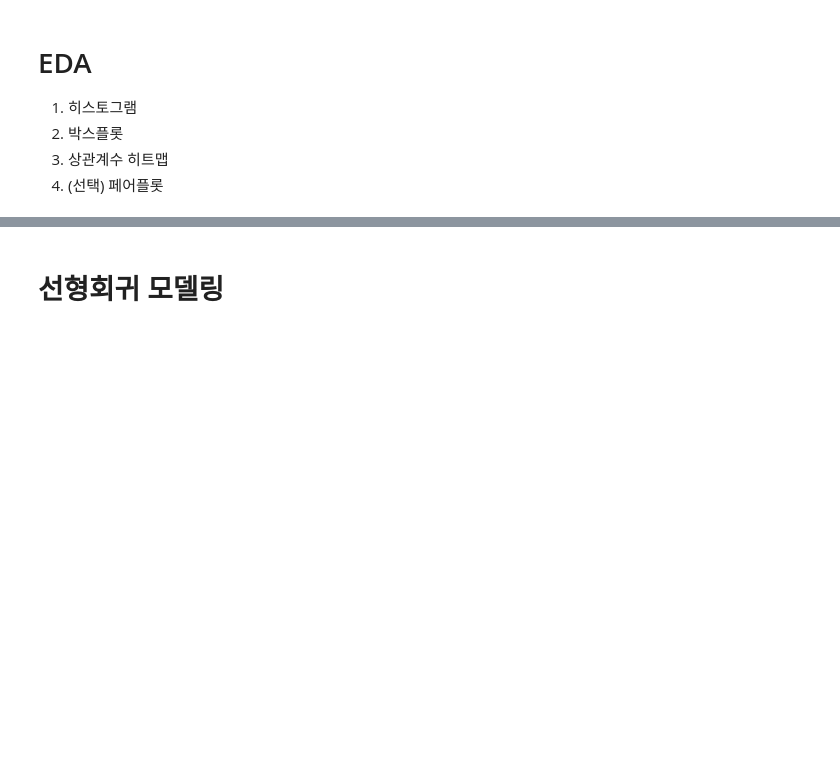
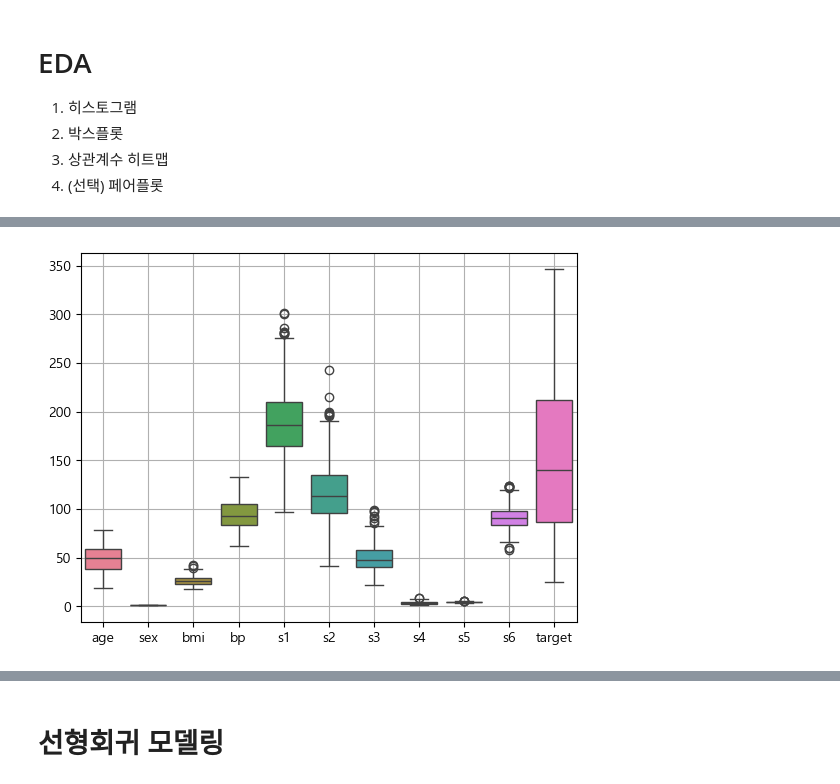
Before and after one commit to pookopook/AIchemist, a Jupyter notebook: ML_lecture/06_python_for_ML/day06_1선형회귀_수업용.ipynb, the cells around one changed output, grey strips where cells are left out. Saved outputs shown, nothing was run; the diff lists cells and outputs as text; code cells hidden in the pictures; blank space fills up the shorter version.

```diff
--- a/ML_lecture/06_python_for_ML/day06_1선형회귀_수업용.ipynb
+++ b/ML_lecture/06_python_for_ML/day06_1선형회귀_수업용.ipynb
@@ -48,0 +90,5 @@ X_train.shape, X_test.shape
+# %%
+sns.boxplot(df)
+plt.grid(True)
+# %% [output]
+[figure, added]
```
Also changed, not shown: parts of 28 cells of this notebook, 4 other files.
